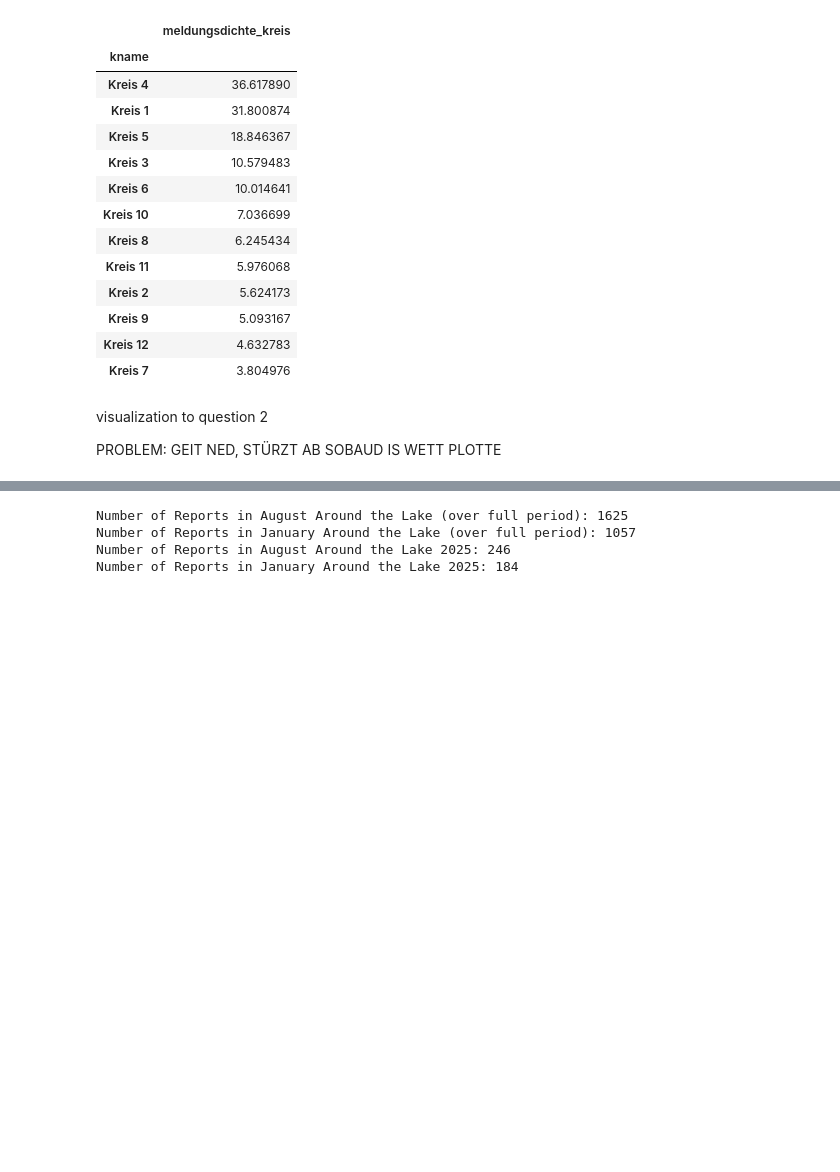
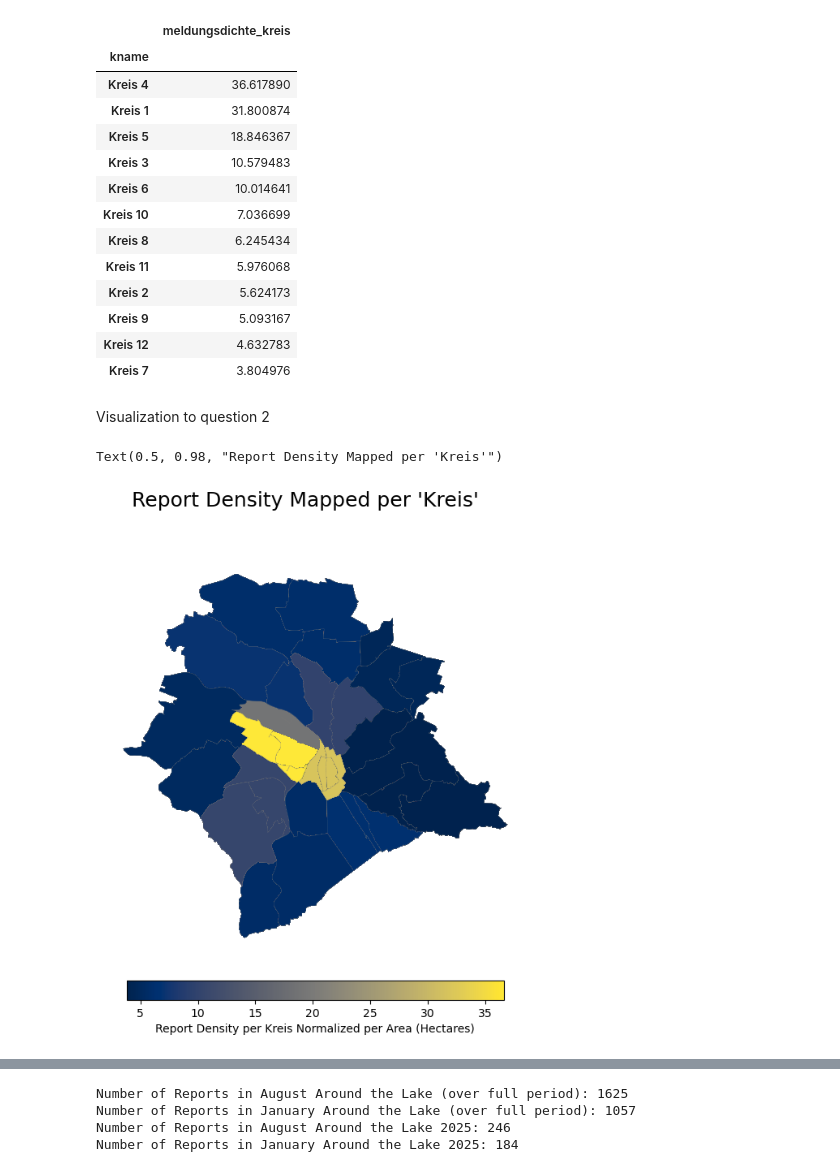
Before and after one commit to eelin-eelin/SDS210-project, a Jupyter notebook: notebooks/Project Notebook 1.ipynb, the cells around one changed output, grey strips where cells are left out. Saved outputs shown, nothing was run; the diff lists cells and outputs as text; code cells hidden in the pictures; blank space fills up the shorter version.

```diff
--- a/notebooks/Project Notebook 1.ipynb
+++ b/notebooks/Project Notebook 1.ipynb
@@ -213,28 +208,33 @@ display(quartiere_subset_table.sort_values("meldungsdichte_kreis", ascending = F
 | Kreis 12 | 4.632783 |
 | Kreis 7 | 3.804976 |
 # %% [markdown]
-visualization to question 2
-
-PROBLEM: GEIT NED, STÜRZT AB SOBAUD IS WETT PLOTTE
+Visualization to question 2
 # %%
 #create the empty subplots
 fig, ax = plt.subplots(figsize=(10, 8)) #set up figure and axes
 
 
 #create a legend
 legend_options = {
     "label": "Report Density per Kreis Normalized per Area (Hectares)",
     "orientation": "horizontal",
     "shrink": 0.6,
     "pad" : 0.05}
 
 
 #combine the previous elements to a plot
 charte_plot = quartiere_subset.plot(
     ax = ax,
     column = "meldungsdichte_kreis",
-    cmap = "viridis",
+    cmap = "cividis",
     legend = True,
     legend_kwds = legend_options,
     edgecolor = "grey",
     linewidth = 0.1)
+
+ax.set_axis_off()
+
+fig.suptitle("Report Density Mapped per 'Kreis'", fontsize = 18)
+# %% [output]
+Text(0.5, 0.98, "Report Density Mapped per 'Kreis'")
+[figure, added]
```
Also changed, not shown: parts of 18 cells of this notebook, 3 other files.
